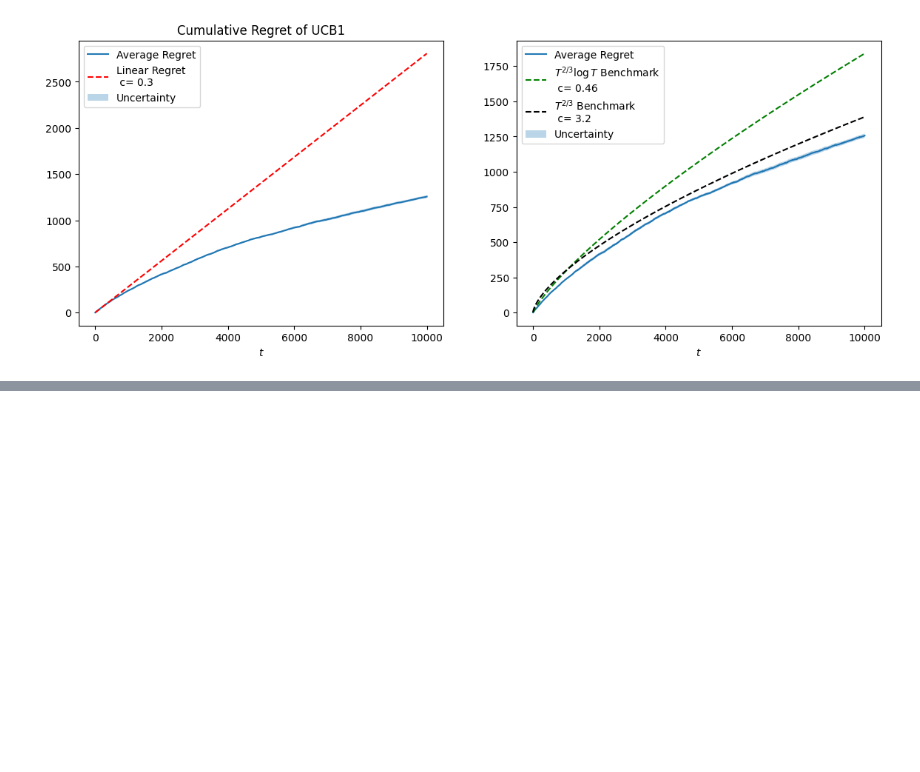
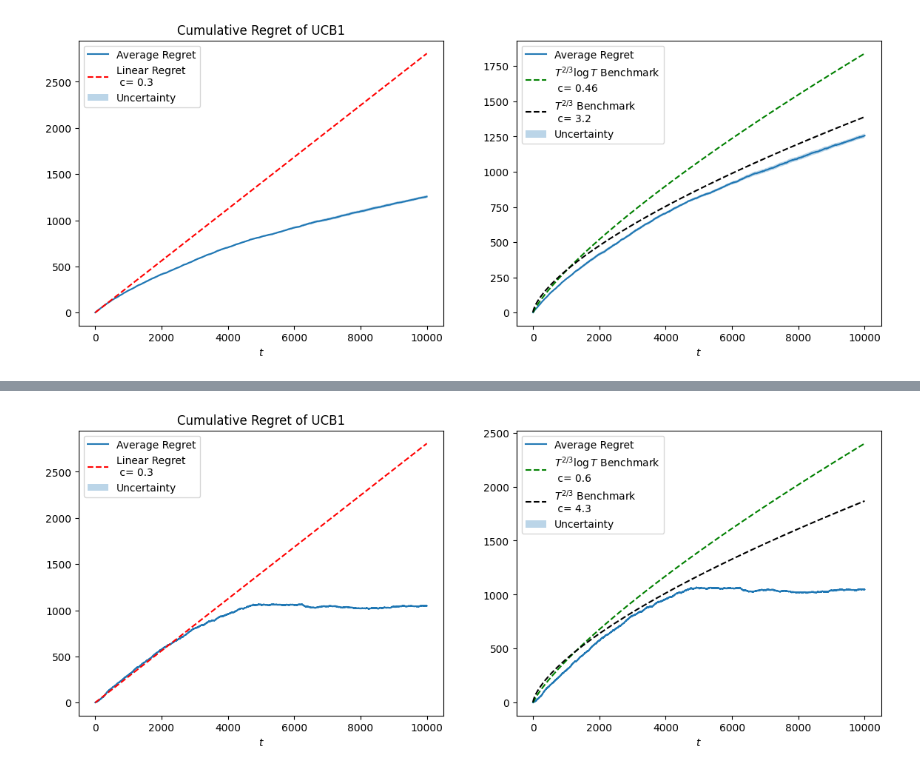
Before and after one commit to matteopasqual02/OLA-2025-project, a Jupyter notebook: R2_Multiple_products_and_stochastic_environment.ipynb, the cells around one changed output, grey strips where cells are left out. Drawn from its saved outputs; the diff is of its cells as text; code cells hidden in the pictures; blank space fills up the shorter version.

```diff
--- a/R2_Multiple_products_and_stochastic_environment.ipynb
+++ b/R2_Multiple_products_and_stochastic_environment.ipynb
@@ -97,7 +98,7 @@ class Buyer:
 
     return (valuations > prices).astype(int)
 # %%
-class CombinatorialCompanyUCB1:
+class CombinatorialCompanyUCB1_V1:
     def __init__(self, K, B, T, N, range=1):
         self.K = K
         self.T = T
@@ -203,7 +204,7 @@ regret_per_trial = []
 for seed in range(n_trials):
     np.random.seed(seed)
     buyer = Buyer(mu, sigma)
-    agent = CombinatorialCompanyUCB1(K=K, B=B, T=T, N=N)
+    agent = CombinatorialCompanyUCB1_V1(K=K, B=B, T=T, N=N)
     ag_utility = np.zeros(T)
 
     flag = True
@@ -292,0 +440,46 @@ plt.show()
+# %%
+fig, axs = plt.subplots(1, 2, figsize=(14, 5))
+
+# First subplot: Cumulative regret with linear line
+axs[0].plot(np.arange(T), average_regret, label='Average Regret')
+axs[0].set_title('Cumulative Regret of UCB1')
+
+c_linear = 0.3
+linear_regret = np.arange(T) * exp_utility * c_linear
+axs[0].plot(np.arange(T), linear_regret, label='Linear Regret' f'\n c= {c_linear}', linestyle='--', color='red')
+axs[0].fill_between(
+    np.arange(T),
+    average_regret - regret_std / np.sqrt(n_trials),
+    average_regret + regret_std / np.sqrt(n_trials),
+    alpha=0.3,
+    label='Uncertainty'
+)
+axs[0].set_xlabel('$t$')
+axs[0].legend()
+
+# Second subplot: T^{2/3} benchmark
+axs[1].plot(np.arange(T), average_regret, label='Average Regret')
+t_vals = np.arange(1, T+1)
+c_log = 0.6
+benchmark = (t_vals ** (2/3)) * np.log(t_vals) * exp_utility * c_log
+axs[1].plot(np.arange(T), benchmark, label=r'$T^{2/3}\log T$ Benchmark' + f'\n c= {c_log}', linestyle='--', color='green')
+c_no_log = 4.3
+benchmark = (t_vals ** (2/3)) * exp_utility * c_no_log
+axs[1].plot(np.arange(T), benchmark, label=r'$T^{2/3}$ Benchmark'+ f'\n c= {c_no_log}', linestyle='--', color='black')
+
+# Fill between for uncertainty in the second plot
+axs[1].fill_between(
+    np.arange(T),
+    average_regret - regret_std / np.sqrt(n_trials),
+    average_regret + regret_std / np.sqrt(n_trials),
+    alpha=0.3,
+    label='Uncertainty'
+)
+
+# Set titles and labels for the second subplot
+axs[1].set_xlabel('$t$')
+axs[1].legend()
+
+plt.show()
+# %% [output]
+[figure, added]
```
Also changed, not shown: parts of 3 cells of this notebook.
